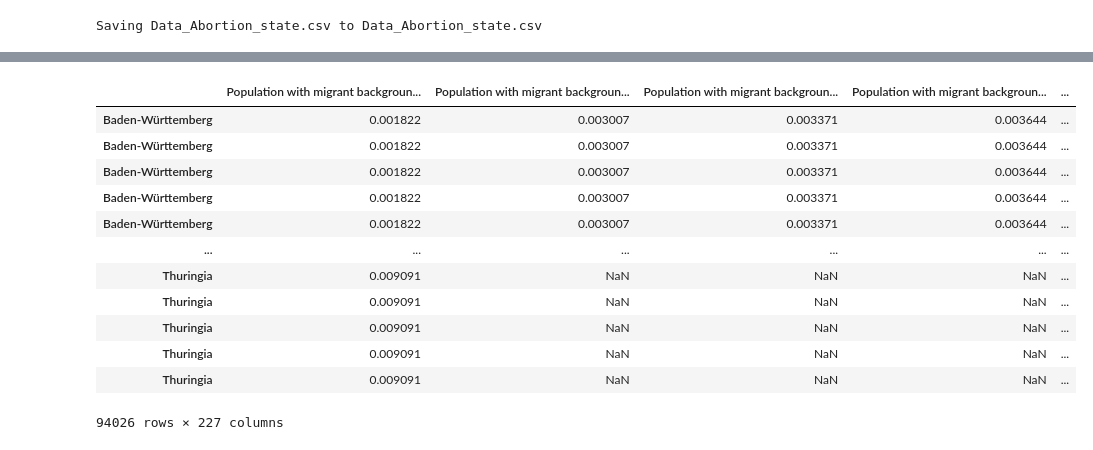
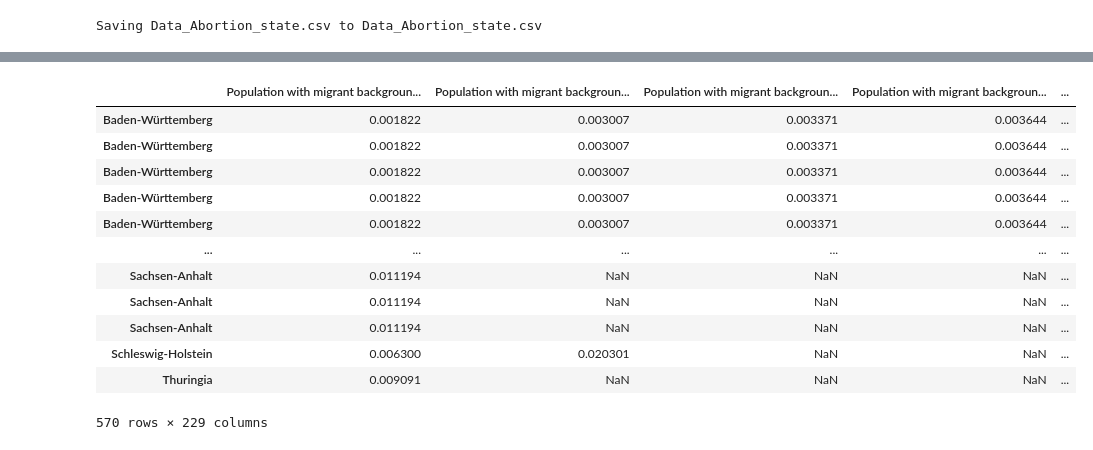
Before and after one commit to Alvaroguijarro97/ML_Group_Project, a Jupyter notebook: Dataframes_combined.ipynb, the cells around one changed output, grey strips where cells are left out. Saved outputs shown, nothing was run; the diff lists cells and outputs as text; code cells hidden in the pictures.

```diff
--- a/Dataframes_combined.ipynb
+++ b/Dataframes_combined.ipynb
@@ -335,3 +316,9 @@ central_table_migrant_background_foreign_geography["abortions_foreign"] = df_abo
+# %%
+#Add the abortion information of each state into the dataframe
+central_table_migrant_background_foreign_geography["abortions_total"] = df_abortion_total["Germans_total"]
+central_table_migrant_background_foreign_geography["abortions_foreign"] = df_abortion_total["Foreign"]
+central_table_migrant_background_foreign_geography["abortions_local"] = df_abortion_total["Germans_total"] - df_abortion_total["Foreign"]
+central_table_migrant_background_foreign_geography["abortions_type"] = ""
 # %%
 central_table_migrant_background_foreign_geography
 # %% [output]
@@ -356,17 +343,19 @@ central_table_migrant_background_foreign_geography
-# %%
-central_table_migrant_background_foreign_geography_repeated = central_table_migrant_background_foreign_geography.loc[central_table_migrant_background_foreign_geography.index.repeat(central_table_migrant_background_foreign_geography.abortions_total)]
-central_table_migrant_background_foreign_geography_repeated
-# %% [output]
-|  | Population with migrant backgroun... | Population with migrant backgroun... | Population with migrant backgroun... | Population with migrant backgroun... | ... |
-| Baden-Württemberg | 0.001822 | 0.003007 | 0.003371 | 0.003644 | ... |
-| Baden-Württemberg | 0.001822 | 0.003007 | 0.003371 | 0.003644 | ... |
-| Baden-Württemberg | 0.001822 | 0.003007 | 0.003371 | 0.003644 | ... |
-| Baden-Württemberg | 0.001822 | 0.003007 | 0.003371 | 0.003644 | ... |
-| Baden-Württemberg | 0.001822 | 0.003007 | 0.003371 | 0.003644 | ... |
-| ... | ... | ... | ... | ... | ... |
-| Thuringia | 0.009091 | NaN | NaN | NaN | ... |
-| Thuringia | 0.009091 | NaN | NaN | NaN | ... |
-| Thuringia | 0.009091 | NaN | NaN | NaN | ... |
-| Thuringia | 0.009091 | NaN | NaN | NaN | ... |
-| Thuringia | 0.009091 | NaN | NaN | NaN | ... |
-94026 rows × 227 columns
+# %%
+#Create DataFrame containing the rows for the foreign abortions in Germany
+central_table_migrant_background_foreign_geography_aforeign = central_table_migrant_background_foreign_geography.loc[central_table_migrant_background_foreign_geography.index.repeat(central_table_migrant_background_foreign_geography.abortions_foreign)]
+central_table_migrant_background_foreign_geography_aforeign.abortions_type = 1
+central_table_migrant_background_foreign_geography_aforeign
+# %% [output]
+|  | Population with migrant backgroun... | Population with migrant backgroun... | Population with migrant backgroun... | Population with migrant backgroun... | ... |
+| Baden-Württemberg | 0.001822 | 0.003007 | 0.003371 | 0.003644 | ... |
+| Baden-Württemberg | 0.001822 | 0.003007 | 0.003371 | 0.003644 | ... |
+| Baden-Württemberg | 0.001822 | 0.003007 | 0.003371 | 0.003644 | ... |
+| Baden-Württemberg | 0.001822 | 0.003007 | 0.003371 | 0.003644 | ... |
+| Baden-Württemberg | 0.001822 | 0.003007 | 0.003371 | 0.003644 | ... |
+| ... | ... | ... | ... | ... | ... |
+| Sachsen-Anhalt | 0.011194 | NaN | NaN | NaN | ... |
+| Sachsen-Anhalt | 0.011194 | NaN | NaN | NaN | ... |
+| Sachsen-Anhalt | 0.011194 | NaN | NaN | NaN | ... |
+| Schleswig-Holstein | 0.006300 | 0.020301 | NaN | NaN | ... |
+| Thuringia | 0.009091 | NaN | NaN | NaN | ... |
+570 rows × 229 columns
```
Also changed, not shown: parts of 10 cells of this notebook.
